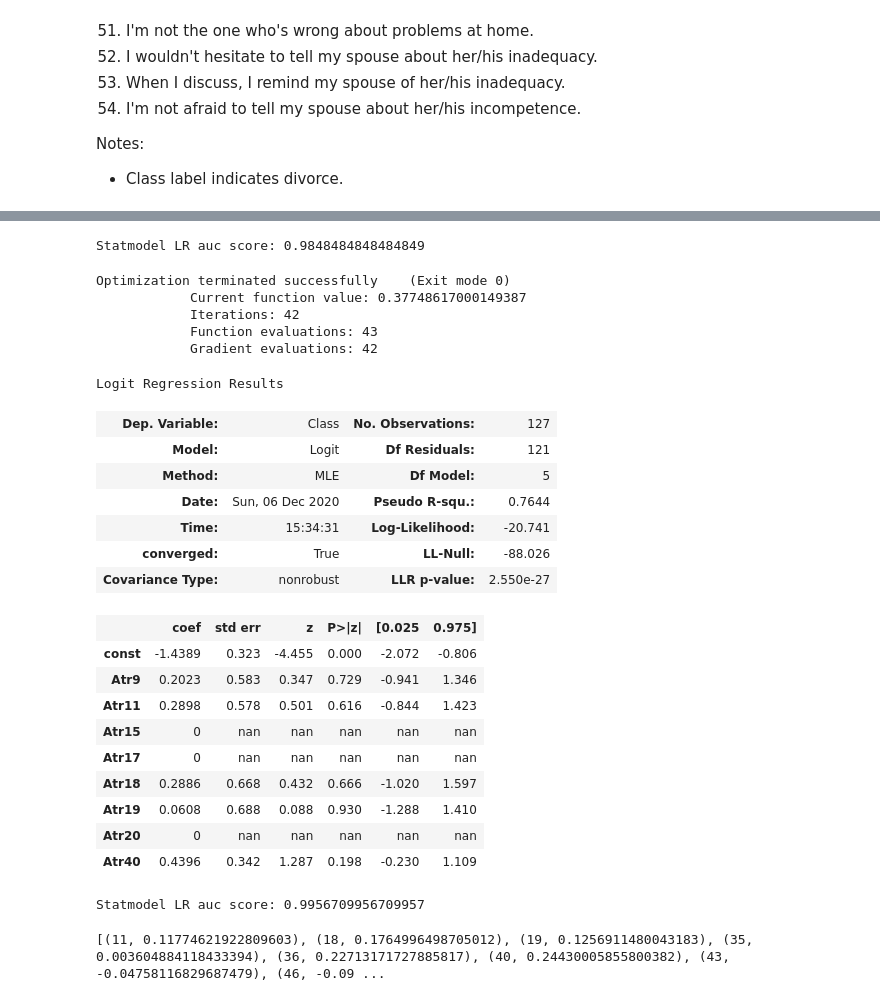
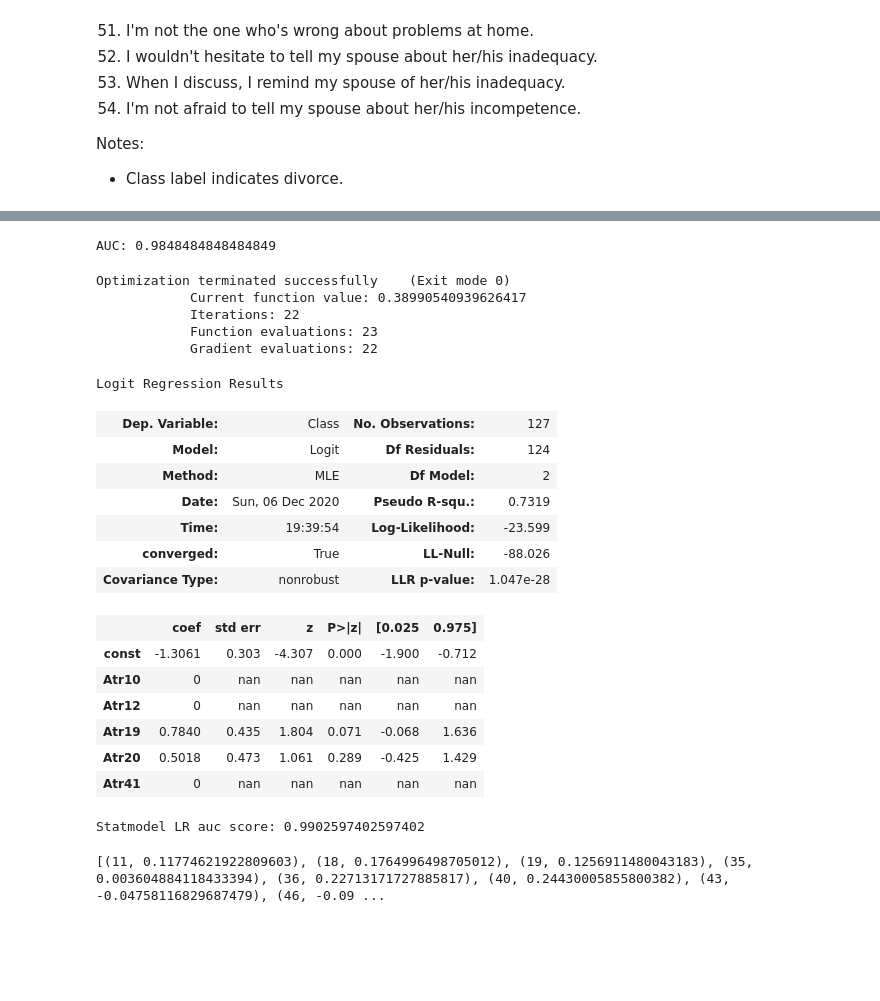
Before and after one commit to soniakhilesh/divorceanalytics, a Jupyter notebook: predict.ipynb, the cells around one changed output, grey strips where cells are left out. Drawn from its saved outputs; the diff is of its cells as text; code cells hidden in the pictures; blank space fills up the shorter version.

```diff
--- a/predict.ipynb
+++ b/predict.ipynb
@@ -123,50 +123,47 @@ Logit Regression Results
 y_predict = model.predict(result.params,sm.add_constant(X_test))
 # calculate accuracy scores
 roc_auc= roc_auc_score(y_test, y_predict)
-print("Statmodel LR auc score:", roc_auc)
+print("AUC:", roc_auc)
 # %% [output]
-Statmodel LR auc score: 0.9848484848484849
+AUC: 0.9848484848484849
 # %%
 # use top 8 features
 # Atr9, 11,15,17,18,19,20,40: 8,10,14,16,17,18,19,39
-X_train_trimmed = X_train.iloc[:,[8,10,14,16,17,18,19,39]]
-X_test_trimmed = X_test.iloc[:,[8,10,14,16,17,18,19,39]]
+X_train_trimmed = X_train.iloc[:,[9,11,18,19,40]]
+X_test_trimmed = X_test.iloc[:,[9,11,18,19,40]]
 
 model = sm.Logit(y_train, sm.add_constant(X_train_trimmed)) #Define the model; sm.add_constant(X) adds an intercept term to the model
 # result = model.fit(maxiter=100,method='ncg') #Fit the model
 result = model.fit_regularized(maxiter=100,method='l1',alpha=10) #Fit the model
 result.summary() #Print summary
 # %% [output]
 Optimization terminated successfully    (Exit mode 0)
-            Current function value: 0.37748617000149387
-            Iterations: 42
-            Function evaluations: 43
-            Gradient evaluations: 42
+            Current function value: 0.38990540939626417
+            Iterations: 22
+            Function evaluations: 23
+            Gradient evaluations: 22
 Logit Regression Results
 | Dep. Variable: | Class | No. Observations: | 127 |
-| Model: | Logit | Df Residuals: | 121 |
-| Method: | MLE | Df Model: | 5 |
-| Date: | Sun, 06 Dec 2020 | Pseudo R-squ.: | 0.7644 |
-| Time: | 15:34:31 | Log-Likelihood: | -20.741 |
+| Model: | Logit | Df Residuals: | 124 |
+| Method: | MLE | Df Model: | 2 |
+| Date: | Sun, 06 Dec 2020 | Pseudo R-squ.: | 0.7319 |
+| Time: | 19:39:54 | Log-Likelihood: | -23.599 |
 | converged: | True | LL-Null: | -88.026 |
-| Covariance Type: | nonrobust | LLR p-value: | 2.550e-27 |
+| Covariance Type: | nonrobust | LLR p-value: | 1.047e-28 |
 |  | coef | std err | z | P>|z| | [0.025 | 0.975] |
-| const | -1.4389 | 0.323 | -4.455 | 0.000 | -2.072 | -0.806 |
-| Atr9 | 0.2023 | 0.583 | 0.347 | 0.729 | -0.941 | 1.346 |
-| Atr11 | 0.2898 | 0.578 | 0.501 | 0.616 | -0.844 | 1.423 |
-| Atr15 | 0 | nan | nan | nan | nan | nan |
-| Atr17 | 0 | nan | nan | nan | nan | nan |
-| Atr18 | 0.2886 | 0.668 | 0.432 | 0.666 | -1.020 | 1.597 |
-| Atr19 | 0.0608 | 0.688 | 0.088 | 0.930 | -1.288 | 1.410 |
-| Atr20 | 0 | nan | nan | nan | nan | nan |
-| Atr40 | 0.4396 | 0.342 | 1.287 | 0.198 | -0.230 | 1.109 |
+| const | -1.3061 | 0.303 | -4.307 | 0.000 | -1.900 | -0.712 |
+| Atr10 | 0 | nan | nan | nan | nan | nan |
+| Atr12 | 0 | nan | nan | nan | nan | nan |
+| Atr19 | 0.7840 | 0.435 | 1.804 | 0.071 | -0.068 | 1.636 |
+| Atr20 | 0.5018 | 0.473 | 1.061 | 0.289 | -0.425 | 1.429 |
+| Atr41 | 0 | nan | nan | nan | nan | nan |
 # %%
 y_predict = model.predict(result.params,sm.add_constant(X_test_trimmed))
 # calculate accuracy scores
 roc_auc= roc_auc_score(y_test, y_predict)
 print("Statmodel LR auc score:", roc_auc)
 # %% [output]
-Statmodel LR auc score: 0.9956709956709957
+Statmodel LR auc score: 0.9902597402597402
 # %%
 # zach LR Define L1 model
 l1_model = LogisticRegressionCV(Cs=10, cv=10, penalty='l1', scoring='roc_auc',
```
Also changed, not shown: parts of 4 cells of this notebook.
